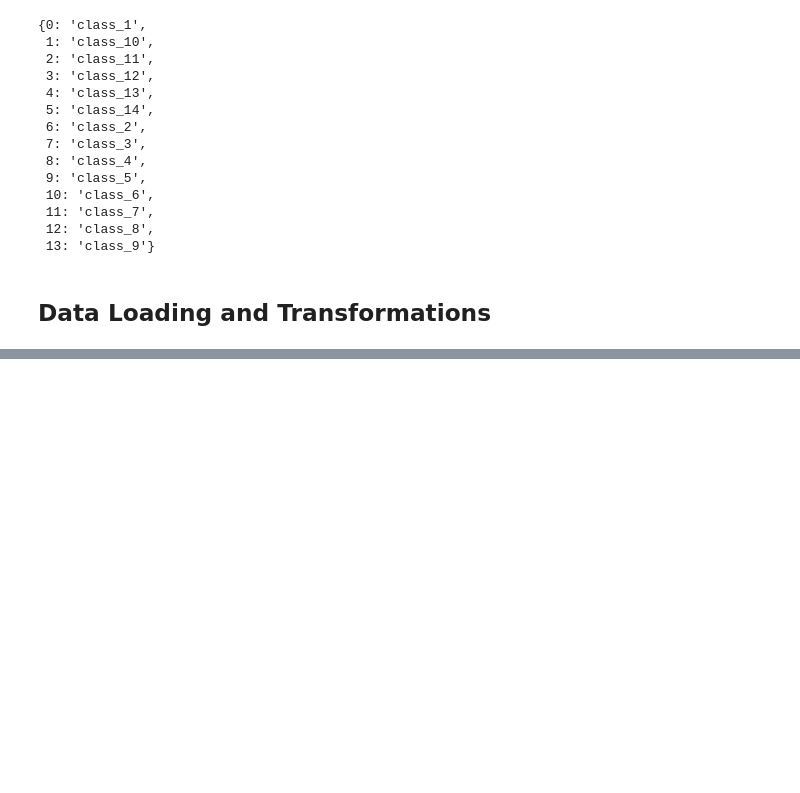
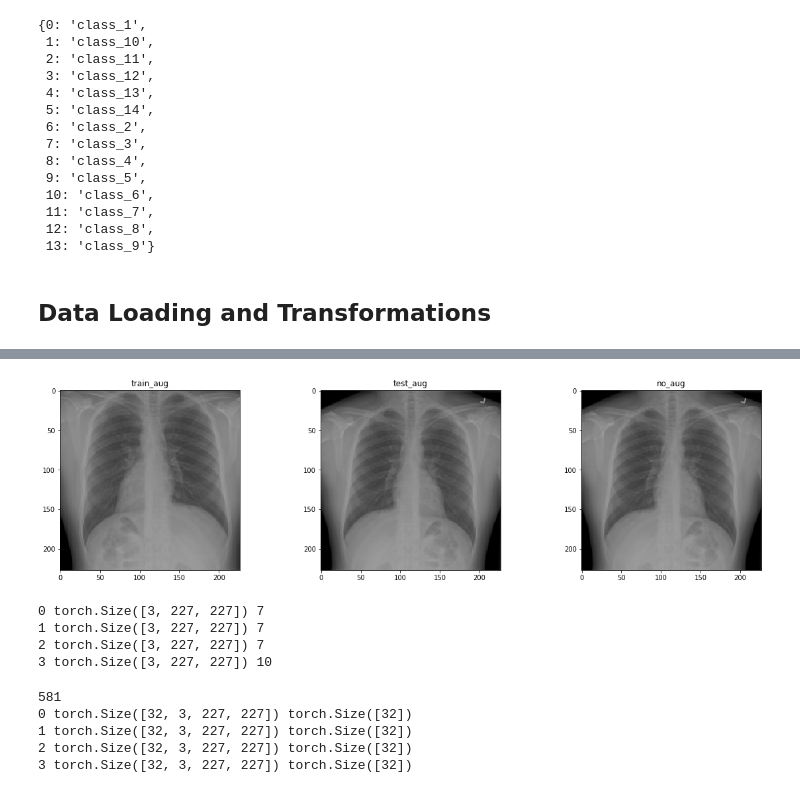
Before and after one commit to divyanshj16/chestnet_hackerearth, a Jupyter notebook: data_exploration.ipynb, the cells around one changed output, grey strips where cells are left out. Saved outputs shown, nothing was run; the diff lists cells and outputs as text; code cells hidden in the pictures; blank space fills up the shorter version.

```diff
--- a/data_exploration.ipynb
+++ b/data_exploration.ipynb
@@ -273,0 +203,53 @@ tfms = {
+# %%
+tfms = {
+    'train_aug': transforms.Compose([
+        transforms.ToPILImage(),
+        transforms.Resize((250,250)),
+        transforms.RandomCrop(227),
+        transforms.RandomHorizontalFlip(),
+        transforms.ToTensor()
+    ]),
+
+    'test_aug': transforms.Compose([
+        transforms.ToPILImage(),
+        transforms.Resize((227,227)),
+#         transforms.CenterCrop(227),
+        transforms.ToTensor()
+    ]),
+
+    'no_aug' : transforms.Compose([
+        transforms.ToPILImage(),
+        transforms.Resize((227,227)),
+        transforms.ToTensor()
+    ])
+}
+# %%
+fig = plt.figure(figsize=(20,5))
+
+sample = train_dataset[100]
+
+for i,k in enumerate(tfms):
+#     print(sample['image'].shape)
+    tfmed = tfms[k](sample['image'])
+#     print(tfmed.shape)
+
+    ax = plt.subplot(1,3,i+1)
+    ax.set_title(k)
+    show_sample(tfmed.permute(1,2,0))
+# %% [output]
+[figure, added]
+# %%
+transformed_dataset = XRayDataset(f'{data_folder}train.csv',f'{data_folder}',transform=tfms['train_aug'])
+
+for i in range(len(transformed_dataset)):
+    sample = transformed_dataset[i]
+
+    print(i,sample['image'].size(),sample['label'])
+
+    if i == 3:
+        break
+# %% [output]
+0 torch.Size([3, 227, 227]) 7
+1 torch.Size([3, 227, 227]) 7
+2 torch.Size([3, 227, 227]) 7
+3 torch.Size([3, 227, 227]) 10
@@ -273,0 +262,12 @@ tfms = {
+# %%
+print(len(dataloader))
+for i_batch, sample_batched in enumerate(dataloader):
+    print(i_batch, sample_batched['image'].size(),sample_batched['label'].size())
+    if i_batch==3:
+        break
+# %% [output]
+581
+0 torch.Size([32, 3, 227, 227]) torch.Size([32])
+1 torch.Size([32, 3, 227, 227]) torch.Size([32])
+2 torch.Size([32, 3, 227, 227]) torch.Size([32])
+3 torch.Size([32, 3, 227, 227]) torch.Size([32])
```
Also changed, not shown: parts of 8 cells of this notebook.
